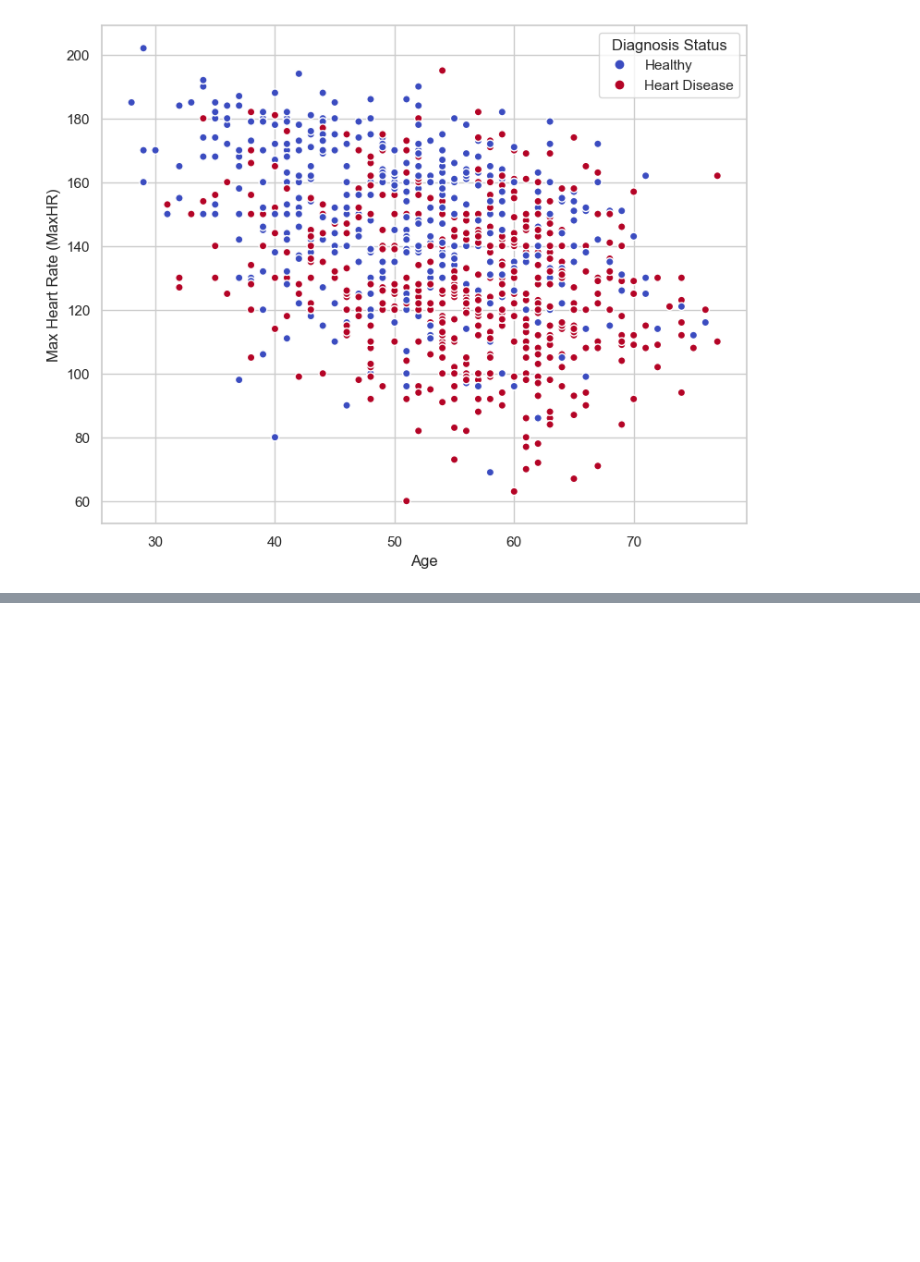
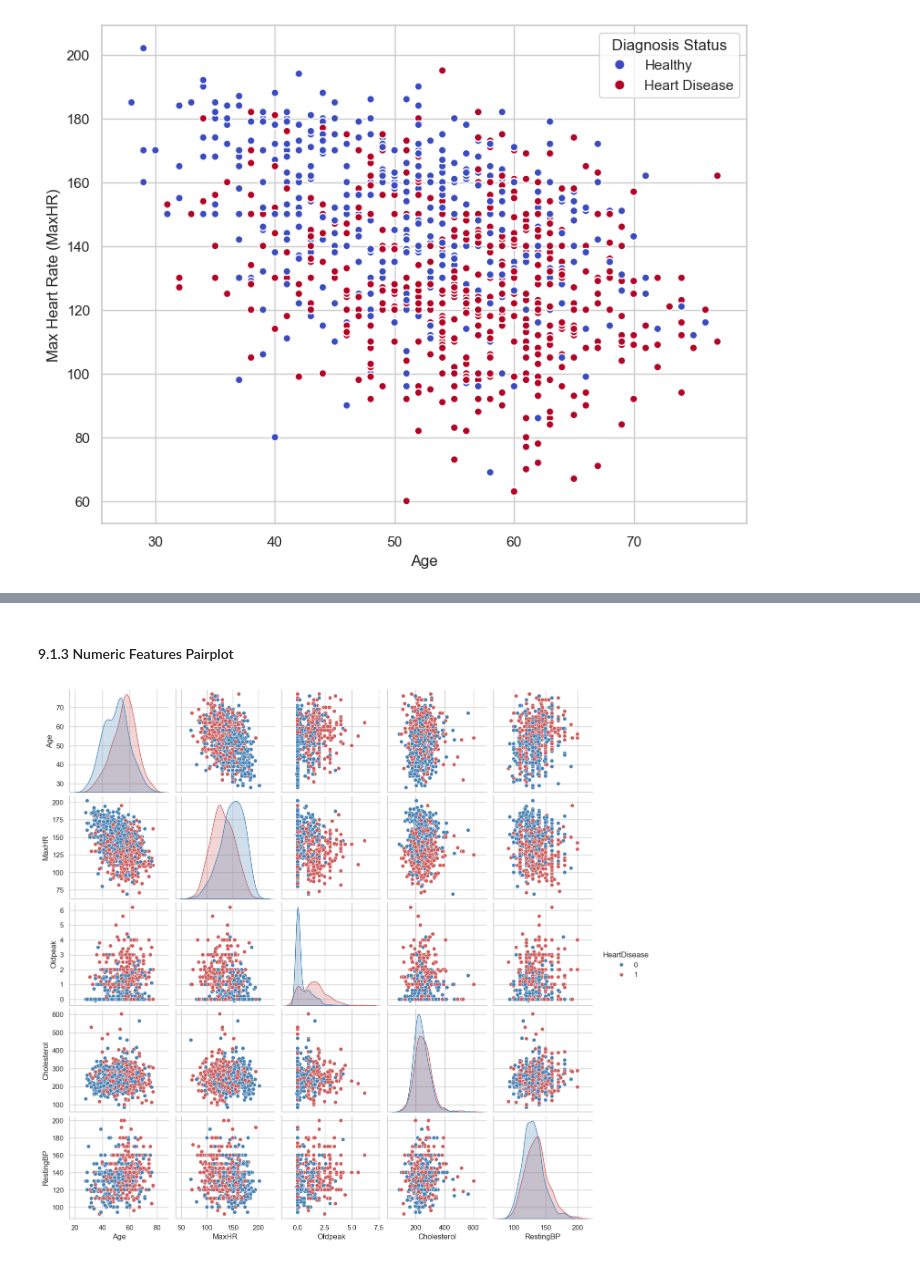
Before and after one commit to NFP-05/heart-disease-prediction, a Jupyter notebook: notebooks/EDA_Heart_Disease.ipynb, the cells around one changed output, grey strips where cells are left out. Saved outputs shown, nothing was run; the diff lists cells and outputs as text; code cells hidden in the pictures; blank space fills up the shorter version.

```diff
--- a/notebooks/EDA_Heart_Disease.ipynb
+++ b/notebooks/EDA_Heart_Disease.ipynb
@@ -712,0 +697,10 @@ plt.show()
+# %% [markdown]
+#### 9.1.3 Numeric Features Pairplot
+# %%
+df_valid = df[(df['Cholesterol'] > 0) & (df['RestingBP'] > 0)].copy()
+
+sns.pairplot(df_valid, vars=['Age', 'MaxHR', 'Oldpeak', 'Cholesterol', 'RestingBP'],
+             hue='HeartDisease', palette=['#4682B4', '#CD5C5C'])
+plt.show()
+# %% [output]
+[figure, added]
```
Also changed, not shown: parts of 41 cells of this notebook.
